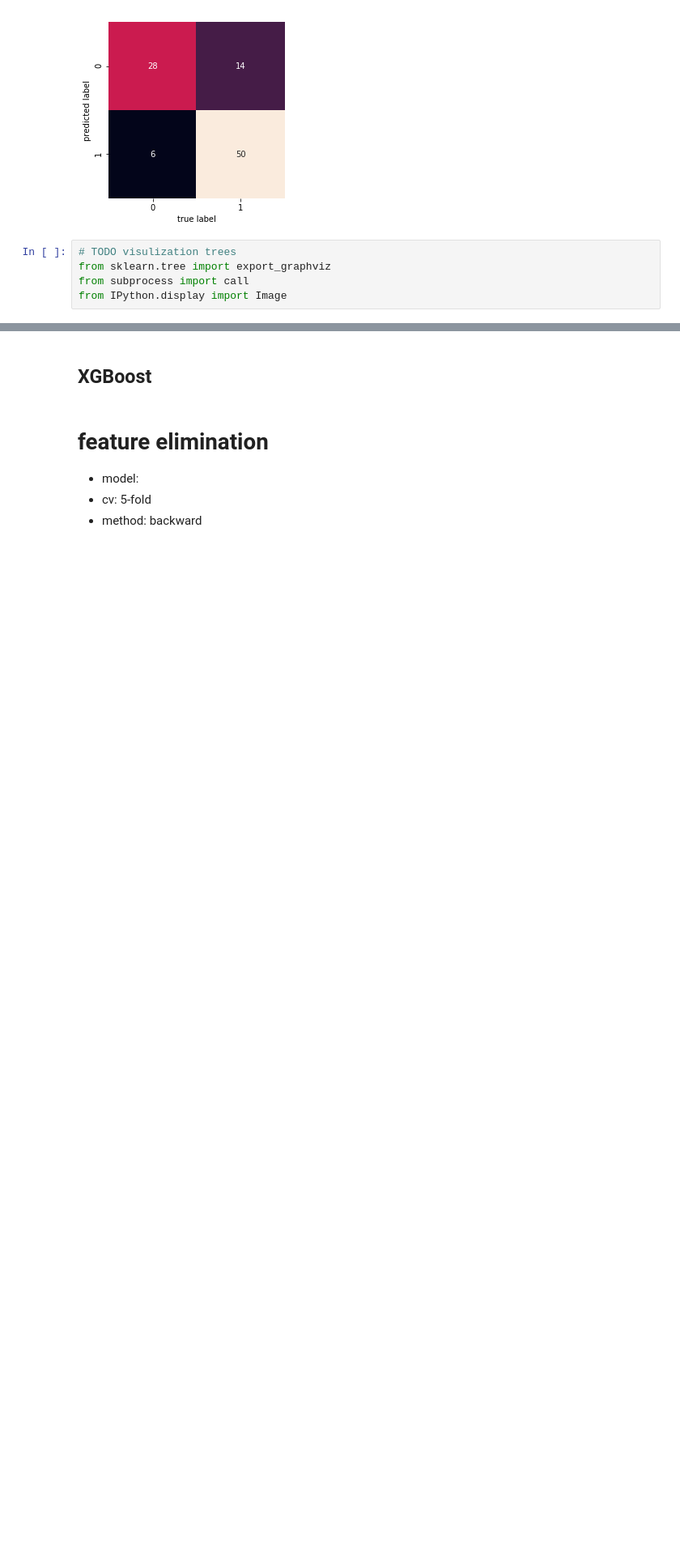
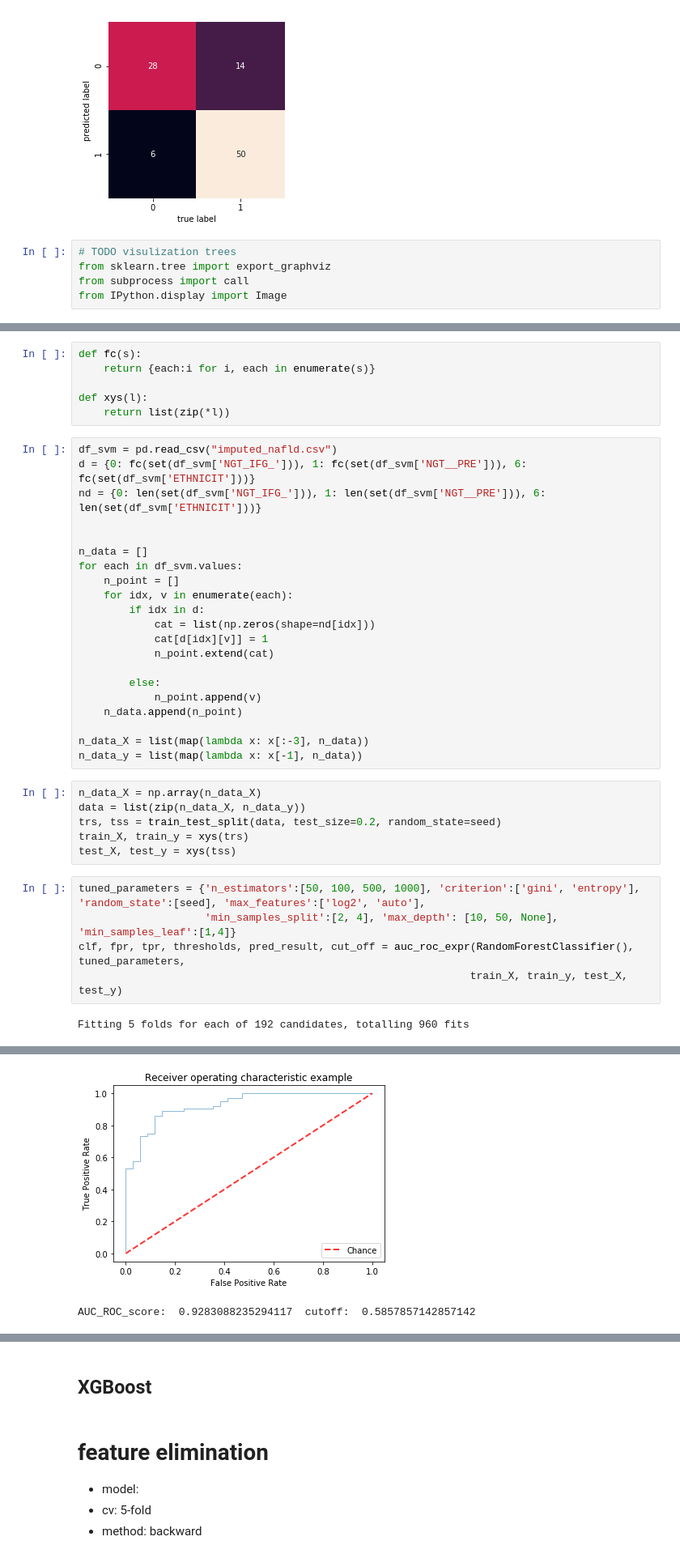
Before and after one commit to mayinghan/NAFLD, a Jupyter notebook: data_analysis.ipynb, the cells around one changed output, grey strips where cells are left out. Shown at 81% size. Drawn from its saved outputs; the diff is of its cells as text; blank space fills up the shorter version.

```diff
--- a/data_analysis.ipynb
+++ b/data_analysis.ipynb
@@ -266,0 +277,40 @@ from IPython.display import Image
+# %%
+def fc(s):
+    return {each:i for i, each in enumerate(s)}
+
+def xys(l):
+    return list(zip(*l))
+# %%
+df_svm = pd.read_csv("imputed_nafld.csv")
+d = {0: fc(set(df_svm['NGT_IFG_'])), 1: fc(set(df_svm['NGT__PRE'])), 6: fc(set(df_svm['ETHNICIT']))}
+nd = {0: len(set(df_svm['NGT_IFG_'])), 1: len(set(df_svm['NGT__PRE'])), 6: len(set(df_svm['ETHNICIT']))}
+
+
+n_data = []
+for each in df_svm.values:
+    n_point = []
+    for idx, v in enumerate(each):
+        if idx in d:
+            cat = list(np.zeros(shape=nd[idx]))
+            cat[d[idx][v]] = 1
+            n_point.extend(cat)
+
+        else:
+            n_point.append(v)
+    n_data.append(n_point)
+
+n_data_X = list(map(lambda x: x[:-3], n_data))
+n_data_y = list(map(lambda x: x[-1], n_data))
+# %%
+n_data_X = np.array(n_data_X)
+data = list(zip(n_data_X, n_data_y))
+trs, tss = train_test_split(data, test_size=0.2, random_state=seed)
+train_X, train_y = xys(trs)
+test_X, test_y = xys(tss)
+# %%
+tuned_parameters = {'n_estimators':[50, 100, 500, 1000], 'criterion':['gini', 'entropy'], 'random_state':[seed], 'max_features':['log2', 'auto'],
+                    'min_samples_split':[2, 4], 'max_depth': [10, 50, None], 'min_samples_leaf':[1,4]}
+clf, fpr, tpr, thresholds, pred_result, cut_off = auc_roc_expr(RandomForestClassifier(), tuned_parameters,
+                                                              train_X, train_y, test_X, test_y)
+# %% [output]
+Fitting 5 folds for each of 192 candidates, totalling 960 fits
@@ -266,0 +329,2 @@ from IPython.display import Image
+[figure, added]
+AUC_ROC_score:  0.9283088235294117  cutoff:  0.5857857142857142
```
Also changed, not shown: parts of 13 cells of this notebook, 1 other file.
